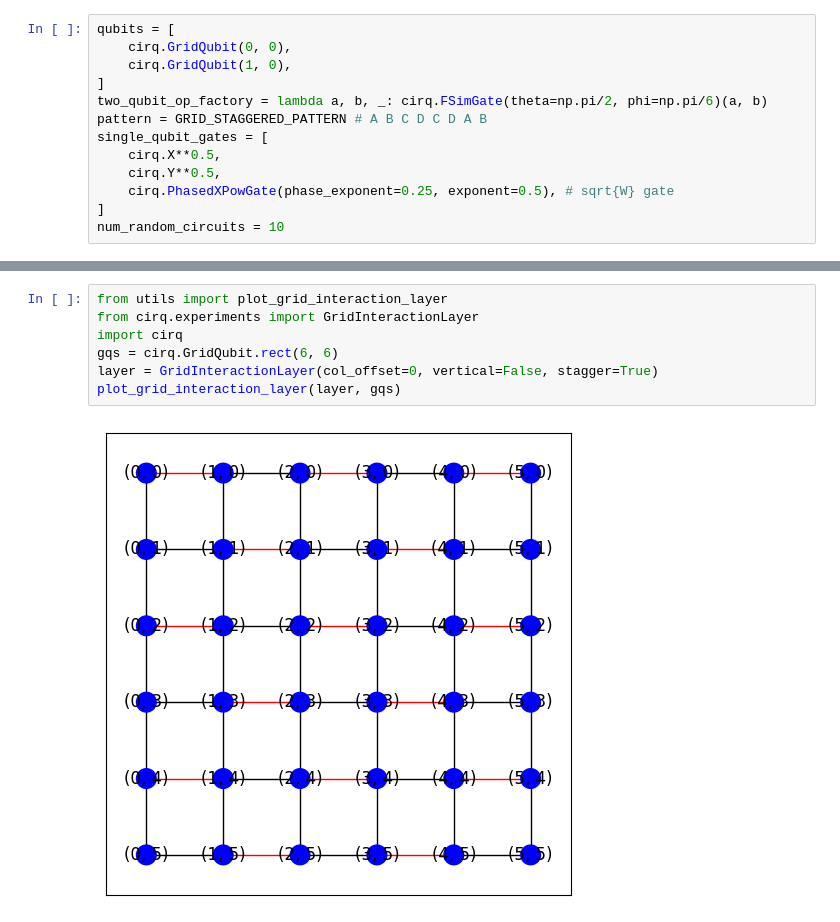
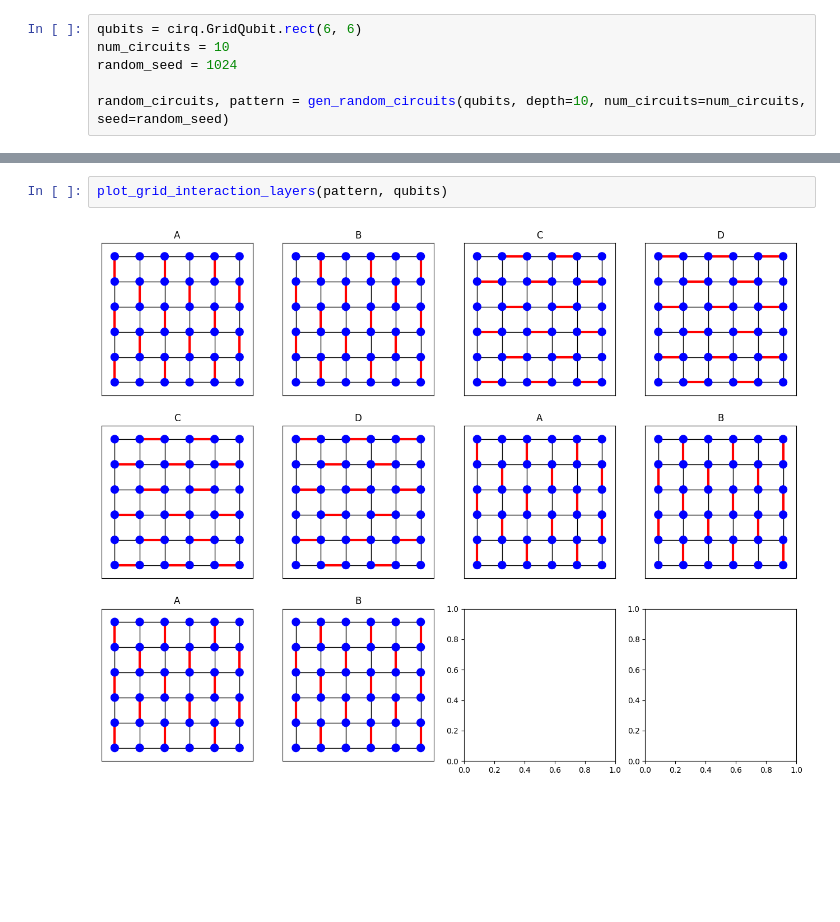
Before and after one commit to inmzhang/xebsim, a Jupyter notebook: grid_rcs.ipynb, the cells around one changed output, grey strips where cells are left out. Drawn from its saved outputs; the diff is of its cells as text; blank space fills up the shorter version.

Commit message:
improve interaction layer plot

```diff
--- a/grid_rcs.ipynb
+++ b/grid_rcs.ipynb
@@ -9,13 +6,6 @@ from cirq.experiments import (
 # %%
-qubits = [
-    cirq.GridQubit(0, 0),
-    cirq.GridQubit(1, 0),
-]
-two_qubit_op_factory = lambda a, b, _: cirq.FSimGate(theta=np.pi/2, phi=np.pi/6)(a, b)
-pattern = GRID_STAGGERED_PATTERN # A B C D C D A B
-single_qubit_gates = [
-    cirq.X**0.5,
-    cirq.Y**0.5,
-    cirq.PhasedXPowGate(phase_exponent=0.25, exponent=0.5), # sqrt{W} gate
-]
-num_random_circuits = 10
+qubits = cirq.GridQubit.rect(6, 6)
+num_circuits = 10
+random_seed = 1024
+
+random_circuits, pattern = gen_random_circuits(qubits, depth=10, num_circuits=num_circuits, seed=random_seed)
@@ -47,9 +12,4 @@ print(random_circuits[2])
 # %%
-from utils import plot_grid_interaction_layer
-from cirq.experiments import GridInteractionLayer
-import cirq
-gqs = cirq.GridQubit.rect(6, 6)
-layer = GridInteractionLayer(col_offset=0, vertical=False, stagger=True)
-plot_grid_interaction_layer(layer, gqs)
+plot_grid_interaction_layers(pattern, qubits)
 # %% [output]
-[figure, old version]
+[figure, new version]
```
Also changed, not shown: parts of 4 cells of this notebook, 1 other file.
